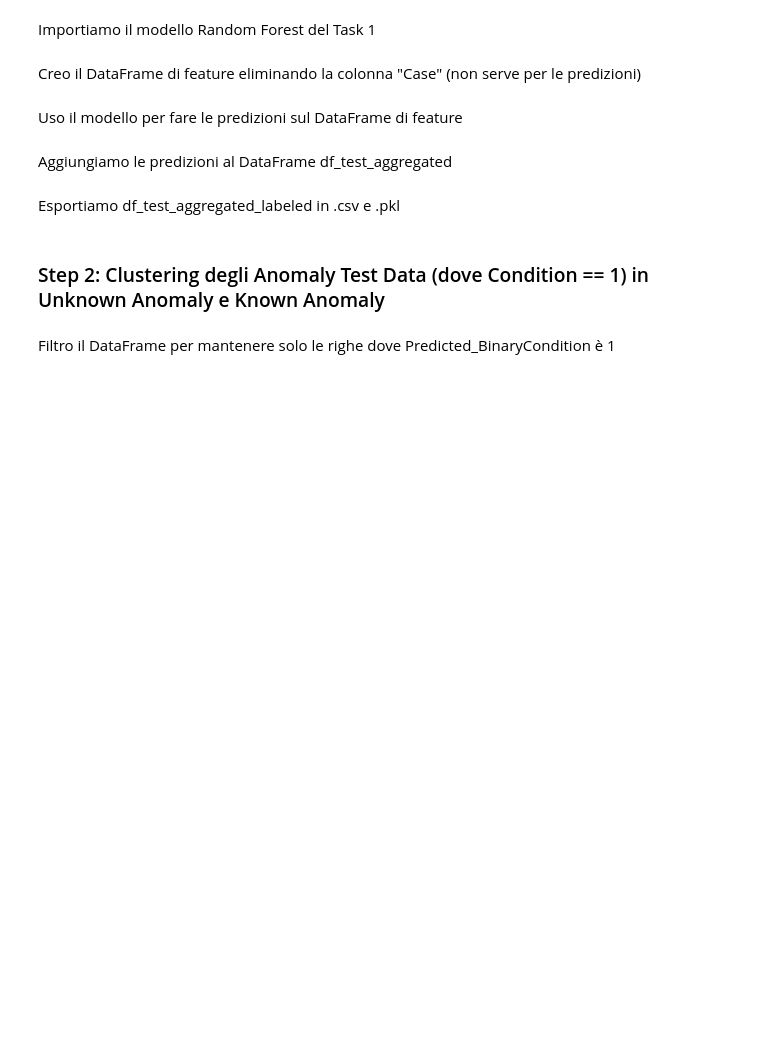
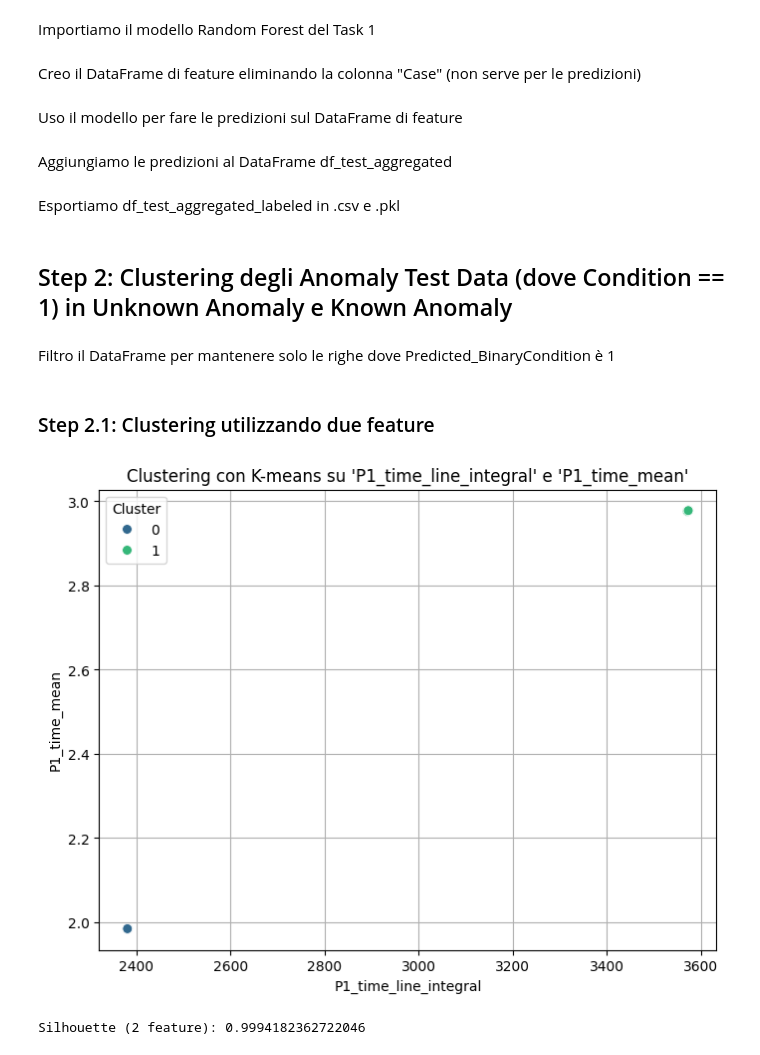
Before and after one commit to enricopierga/C2_PHM_AsiaPacific_2023, a Jupyter notebook: task2/task2.ipynb, the cells around one changed output. Saved outputs shown, nothing was run; the diff lists cells and outputs as text; code cells hidden in the pictures; blank space fills up the shorter version.

```diff
--- a/task2/task2.ipynb
+++ b/task2/task2.ipynb
@@ -64,6 +64,74 @@ df_test_aggregated.to_pickle("../dataset/dataframes/test_data_aggregated_labeled
 # %% [markdown]
-### Step 2: Clustering degli Anomaly Test Data (dove Condition == 1) in Unknown Anomaly e Known Anomaly
+## Step 2: Clustering degli Anomaly Test Data (dove Condition == 1) in Unknown Anomaly e Known Anomaly
 # %% [markdown]
 Filtro il DataFrame per mantenere solo le righe dove Predicted_BinaryCondition è 1
 # %%
 df_filtered = df_test_aggregated[df_test_aggregated["Predicted_BinaryCondition"] == 1]
+# %% [markdown]
+### Step 2.1: Clustering utilizzando due feature
+# %%
+import pandas as pd
+import numpy as np
+from sklearn.preprocessing import StandardScaler
+from sklearn.cluster import KMeans
+import matplotlib.pyplot as plt
+import seaborn as sns
+
+# Assumiamo che df_filtered contenga le feature originali.
+# Se esiste già una colonna 'Cluster', la rimuoviamo
+if 'Cluster' in df_filtered.columns:
+    df_filtered = df_filtered.drop(columns=['Cluster'])
+
+# 1. Standardizza il dataset completo
+scaler_full = StandardScaler()
+X_scaled = scaler_full.fit_transform(df_filtered)
+
+# 2. Applica k-means sull'intero dataset standardizzato per ottenere i centroidi
+kmeans_full = KMeans(n_clusters=2, random_state=42)
+clusters_full = kmeans_full.fit_predict(X_scaled)
+
+# I centroidi sono nello spazio standardizzato
+centroids = kmeans_full.cluster_centers_
+
+# 3. Calcola, per ciascuna feature, la differenza assoluta tra i centroidi
+feature_names = df_filtered.columns  # elenco delle feature originali
+diff = np.abs(centroids[0] - centroids[1])
+feature_diff = pd.Series(diff, index=feature_names)
+
+# Seleziona le due feature migliori
+top_features = feature_diff.sort_values(ascending=False)
+
+best_feature1 = top_features.index[0]
+best_feature2 = top_features.index[1]
+
+# 5. Estrai i dati relativi alle due feature selezionate
+X_two = df_filtered[[best_feature1, best_feature2]]
+
+# Standardizza solo queste due feature
+scaler_two = StandardScaler()
+X_two_scaled = scaler_two.fit_transform(X_two)
+
+# 6. Applica k-means solo sulle due feature selezionate
+kmeans_two = KMeans(n_clusters=2, random_state=42)
+clusters_two = kmeans_two.fit_predict(X_two_scaled)
+
+# Aggiungi i cluster al DataFrame delle due feature
+df_two = X_two.copy()
+df_two['Cluster'] = clusters_two
+
+# 7. Visualizza il clustering in un grafico scatter 2D
+plt.figure(figsize=(8,6))
+sns.scatterplot(x=best_feature1, y=best_feature2, hue='Cluster', data=df_two, palette='viridis', s=50)
+plt.title(f"Clustering con K-means su '{best_feature1}' e '{best_feature2}'")
+plt.xlabel(best_feature1)
+plt.ylabel(best_feature2)
+plt.grid(True)
+plt.show()
+
+#Verifichiamo la bontà del clustering con il calcolo della silhouette
+from sklearn.metrics import silhouette_score
+sil_score = silhouette_score(X_two_scaled, clusters_two)
+print("Silhouette (2 feature):", sil_score)
+# %% [output]
+[figure, added]
+Silhouette (2 feature): 0.9994182362722046
```
Also changed, not shown: parts of 35 cells of this notebook, 4 other files.
